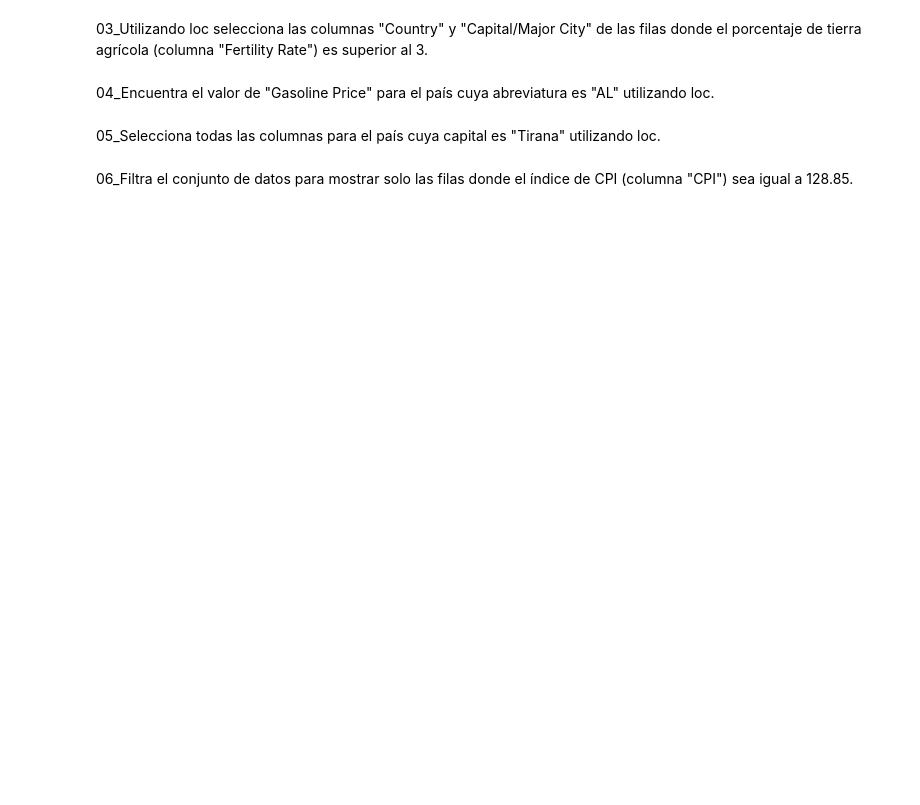
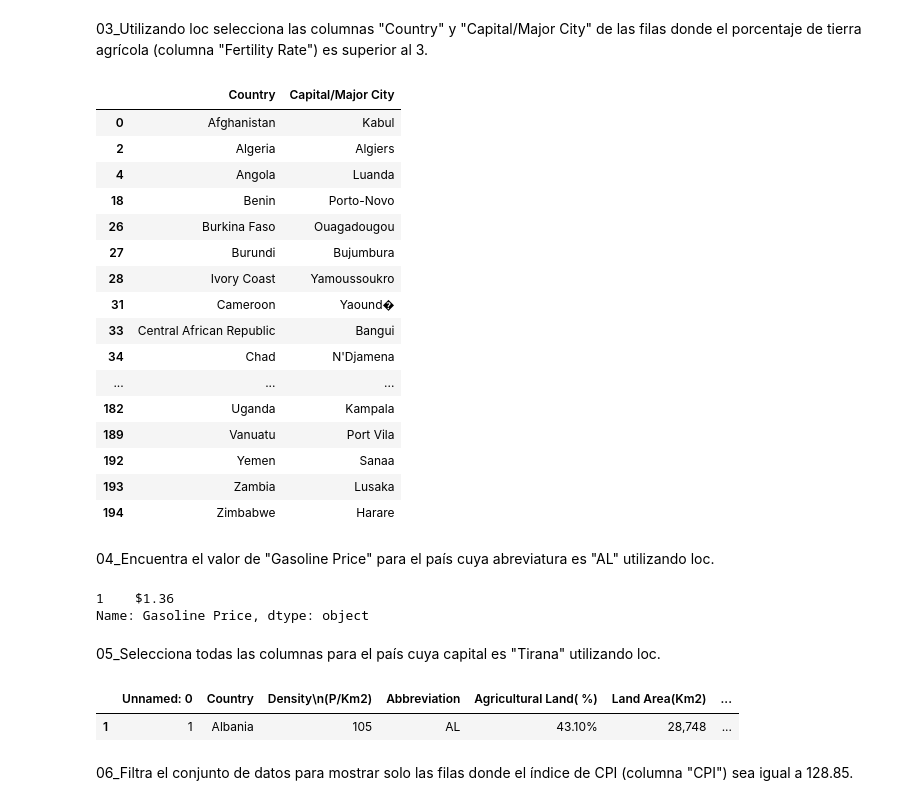
Before and after one commit to Adalab/da-modulo3-sprint1-pairprogramming.ReyesRocio, a Jupyter notebook: limpieza_analisis_datos/pp_EDA.ipynb, the cells around one changed output. Saved outputs shown, nothing was run; the diff lists cells and outputs as text; code cells hidden in the pictures; blank space fills up the shorter version.

```diff
--- a/limpieza_analisis_datos/pp_EDA.ipynb
+++ b/limpieza_analisis_datos/pp_EDA.ipynb
@@ -35,8 +239,38 @@
 # %% [markdown]
 03_Utilizando loc selecciona las columnas "Country" y "Capital/Major City" de las filas donde el porcentaje de tierra agrícola (columna "Fertility Rate") es superior al 3.
+# %%
+df_wd_1.loc[df_wd_1['Fertility Rate'] > 3, ['Country', 'Capital/Major City']]
+# %% [output]
+|  | Country | Capital/Major City |
+| 0 | Afghanistan | Kabul |
+| 2 | Algeria | Algiers |
+| 4 | Angola | Luanda |
+| 18 | Benin | Porto-Novo |
+| 26 | Burkina Faso | Ouagadougou |
+| 27 | Burundi | Bujumbura |
+| 28 | Ivory Coast | Yamoussoukro |
+| 31 | Cameroon | Yaound� |
+| 33 | Central African Republic | Bangui |
+| 34 | Chad | N'Djamena |
+| ... | ... | ... |
+| 182 | Uganda | Kampala |
+| 189 | Vanuatu | Port Vila |
+| 192 | Yemen | Sanaa |
+| 193 | Zambia | Lusaka |
+| 194 | Zimbabwe | Harare |
 # %% [markdown]
 04_Encuentra el valor de "Gasoline Price" para el país cuya abreviatura es "AL" utilizando loc.
+# %%
+df_wd_1.loc[df_wd_1['Abbreviation'] == 'AL', 'Gasoline Price']
+# %% [output]
+1    $1.36
+Name: Gasoline Price, dtype: object
 # %% [markdown]
 05_Selecciona todas las columnas para el país cuya capital es "Tirana" utilizando loc.
+# %%
+df_wd_1.loc[df_wd_1['Capital/Major City'] == 'Tirana']
+# %% [output]
+|  | Unnamed: 0 | Country | Density\n(P/Km2) | Abbreviation | Agricultural Land( %) | Land Area(Km2) | ... |
+| 1 | 1 | Albania | 105 | AL | 43.10% | 28,748 | ... |
 # %% [markdown]
 06_Filtra el conjunto de datos para mostrar solo las filas donde el índice de CPI (columna "CPI") sea igual a 128.85.
```
Also changed, not shown: parts of 31 cells of this notebook.
